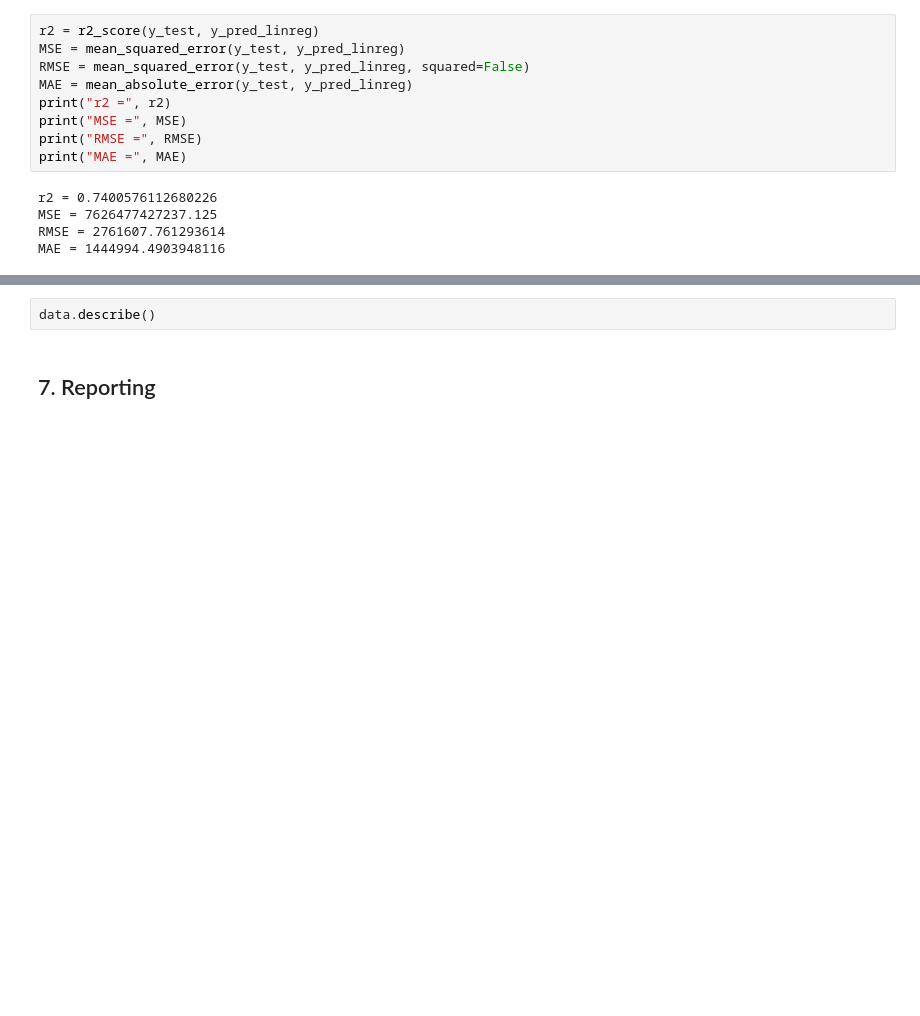
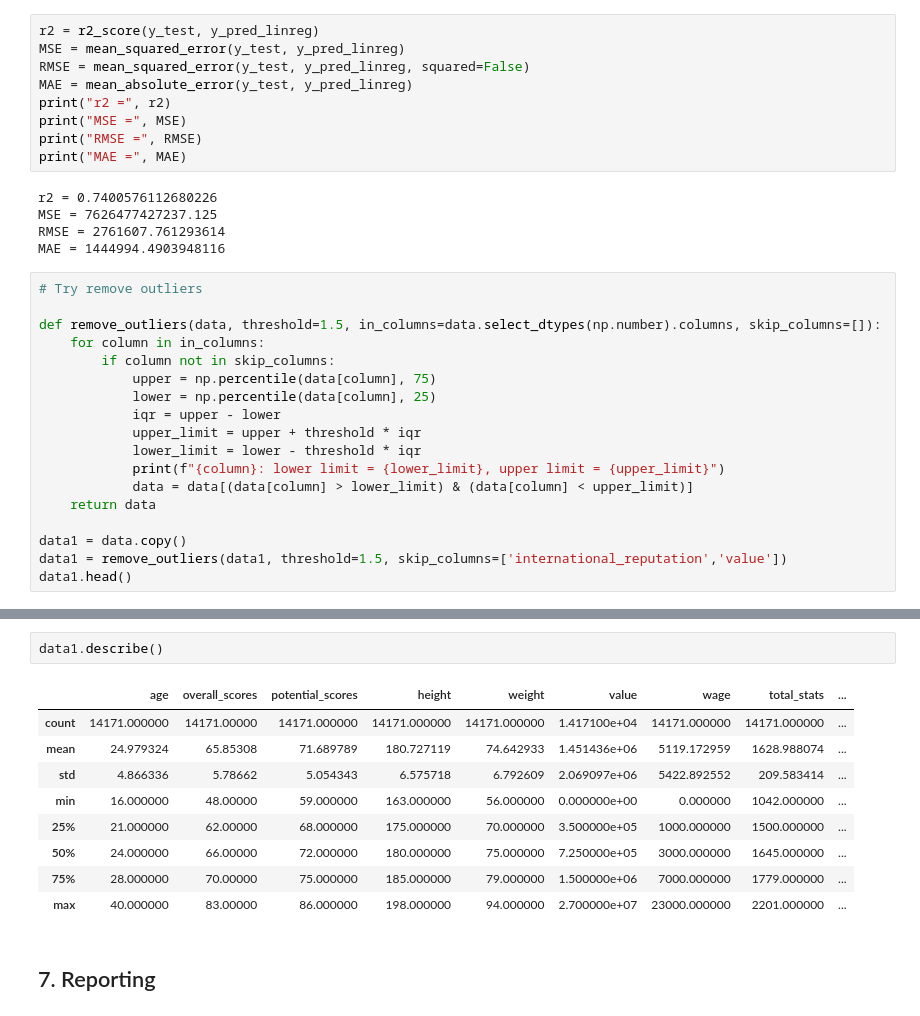
Before and after one commit to mariabollain/data_mid_bootcamp_project_FIFA_MoneyBall, a Jupyter notebook: FIFA.ipynb, the cells around one changed output, grey strips where cells are left out. Cells and saved outputs as stored; diff of their text form; blank space fills up the shorter version.

Commit message:
remove outliers, works now, but results ?

```diff
--- a/FIFA.ipynb
+++ b/FIFA.ipynb
@@ -694,3 +675,21 @@ r2 = 0.7400576112680226
 MSE = 7626477427237.125
 RMSE = 2761607.761293614
 MAE = 1444994.4903948116
+# %%
+# Try remove outliers
+
+def remove_outliers(data, threshold=1.5, in_columns=data.select_dtypes(np.number).columns, skip_columns=[]):
+    for column in in_columns:
+        if column not in skip_columns:
+            upper = np.percentile(data[column], 75)
+            lower = np.percentile(data[column], 25)
+            iqr = upper - lower
+            upper_limit = upper + threshold * iqr
+            lower_limit = lower - threshold * iqr
+            print(f"{column}: lower limit = {lower_limit}, upper limit = {upper_limit}")
+            data = data[(data[column] > lower_limit) & (data[column] < upper_limit)]
+    return data
+
+data1 = data.copy()
+data1 = remove_outliers(data1, threshold=1.5, skip_columns=['international_reputation','value'])
+data1.head()
@@ -697,4 +789,14 @@ MAE = 1444994.4903948116
 # %%
-data.describe()
+data1.describe()
+# %% [output]
+|  | age | overall_scores | potential_scores | height | weight | value | wage | total_stats | ... |
+| count | 14171.000000 | 14171.00000 | 14171.000000 | 14171.000000 | 14171.000000 | 1.417100e+04 | 14171.000000 | 14171.000000 | ... |
+| mean | 24.979324 | 65.85308 | 71.689789 | 180.727119 | 74.642933 | 1.451436e+06 | 5119.172959 | 1628.988074 | ... |
+| std | 4.866336 | 5.78662 | 5.054343 | 6.575718 | 6.792609 | 2.069097e+06 | 5422.892552 | 209.583414 | ... |
+| min | 16.000000 | 48.00000 | 59.000000 | 163.000000 | 56.000000 | 0.000000e+00 | 0.000000 | 1042.000000 | ... |
+| 25% | 21.000000 | 62.00000 | 68.000000 | 175.000000 | 70.000000 | 3.500000e+05 | 1000.000000 | 1500.000000 | ... |
+| 50% | 24.000000 | 66.00000 | 72.000000 | 180.000000 | 75.000000 | 7.250000e+05 | 3000.000000 | 1645.000000 | ... |
+| 75% | 28.000000 | 70.00000 | 75.000000 | 185.000000 | 79.000000 | 1.500000e+06 | 7000.000000 | 1779.000000 | ... |
+| max | 40.000000 | 83.00000 | 86.000000 | 198.000000 | 94.000000 | 2.700000e+07 | 23000.000000 | 2201.000000 | ... |
 # %% [markdown]
 ## 7. Reporting
```
Also changed, not shown: parts of 4 cells of this notebook.
